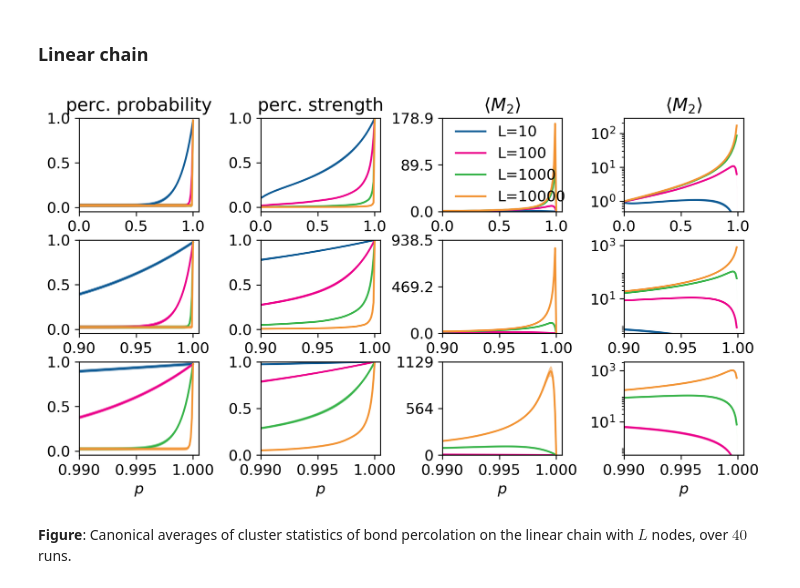
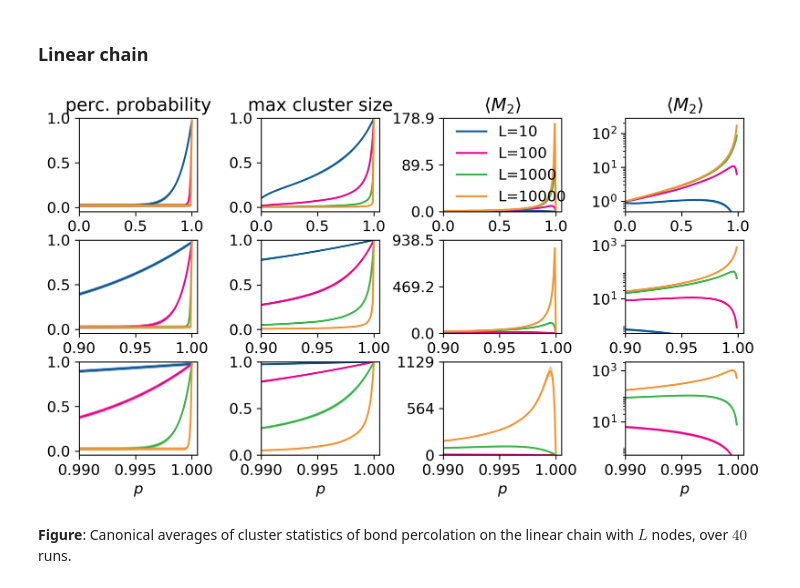
Before and after one commit to DanDan0101/percolation, a Jupyter notebook: tutorial-bond-square-lattice.ipynb, the cells around one changed output. Drawn from its saved outputs; the diff is of its cells as text; code cells hidden in the pictures.

Commit message:
fix plot titles

```diff
--- a/tutorial-bond-square-lattice.ipynb
+++ b/tutorial-bond-square-lattice.ipynb
@@ -362,7 +362,7 @@ for l_index, l in enumerate(chain_ls):
         ax.set_yticks(np.linspace(0, ax.get_ylim()[1], num=3))
 
 axes[0, 0].set_title(r'percolation probability')
-axes[0, 1].set_title(r'percolation strength')
+axes[0, 1].set_title(r'max cluster size')
 axes[0, 2].set_title(r'$\langle M_2 \rangle$')
 
 for ax in axes[-1, :]:
@@ -460,7 +460,7 @@ for l_index, l in enumerate(grid_ls):
         ax.set_yticks(np.linspace(0, ax.get_ylim()[1], num=3))
 
 axes[0, 0].set_title(r'percolation probability')
-axes[0, 1].set_title(r'percolation strength')
+axes[0, 1].set_title(r'max cluster size')
 axes[0, 2].set_title(r'$\langle M_2 \rangle$')
 
 for ax in axes[-1, :]:
@@ -565,35 +565,35 @@ for ps_index, ps in enumerate(chain_ps_arrays):
             facecolor=line.get_color(),
             alpha=0.5,
             rasterized=True,
         )
 
 
     axes[ps_index, 0].set_ylim(ymax=1.0)
     axes[ps_index, 1].set_ylim(ymax=1.0)
     axes[ps_index, 2].set_ylim(ymin=0.0)
     axes[ps_index, 3].set_ylim(ymin=0.5)
 
     for ax in axes[ps_index, :]:
         ax.set_xlim(xmin=ps.min(), xmax=ps.max() + (ps.max() - ps.min()) * 0.05)
         ax.set_xticks(np.linspace(ps.min(), ps.max(), num=3))
 
     for ax in axes[ps_index, :-1]:
         ax.set_yticks(np.linspace(0, ax.get_ylim()[1], num=3))
 
 axes[0, 0].set_title(r'perc. probability')
-axes[0, 1].set_title(r'perc. strength')
+axes[0, 1].set_title(r'max cluster size')
 axes[0, 2].set_title(r'$\langle M_2 \rangle$')
 axes[0, 3].set_title(r'$\langle M_2 \rangle$')
 
 for ax in axes[-1, :]:
     ax.set_xlabel(r'$p$')
 
 axes[0, 2].legend(frameon=False, loc='center left')
 
 plt.tight_layout(0)
 plt.show()
 # %% [output]
-[figure, old version]
+[figure, new version]
 # %% [markdown]
 **Figure**: Canonical averages of cluster statistics of bond percolation on the linear chain with $L$ nodes, over $40$ runs.
 # %% [markdown]
```
Also changed, not shown: parts of 3 cells of this notebook.
